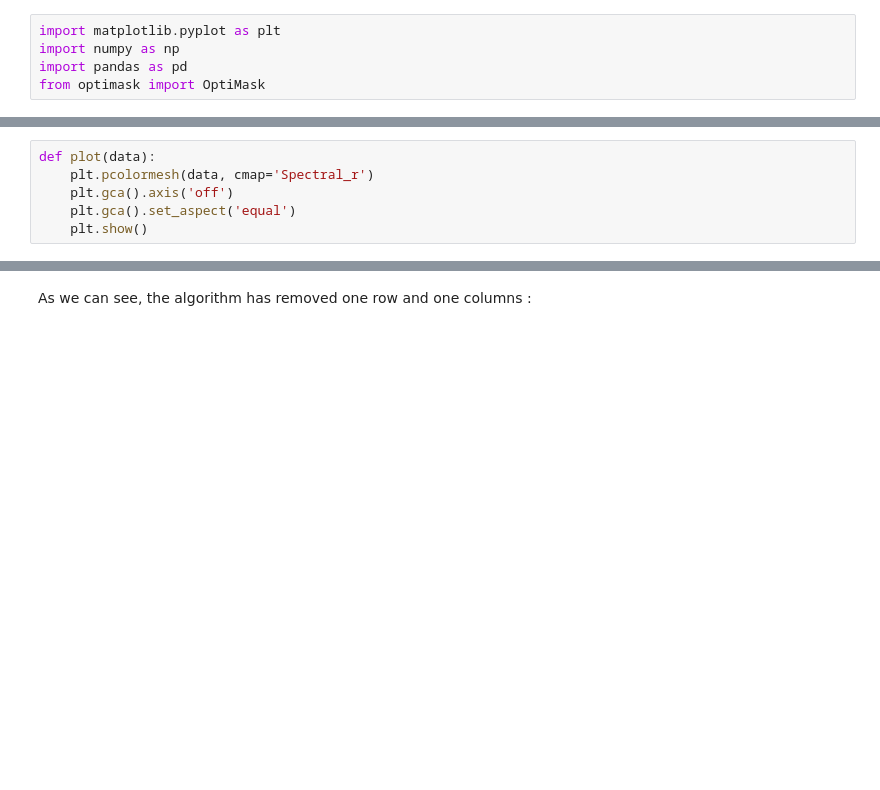
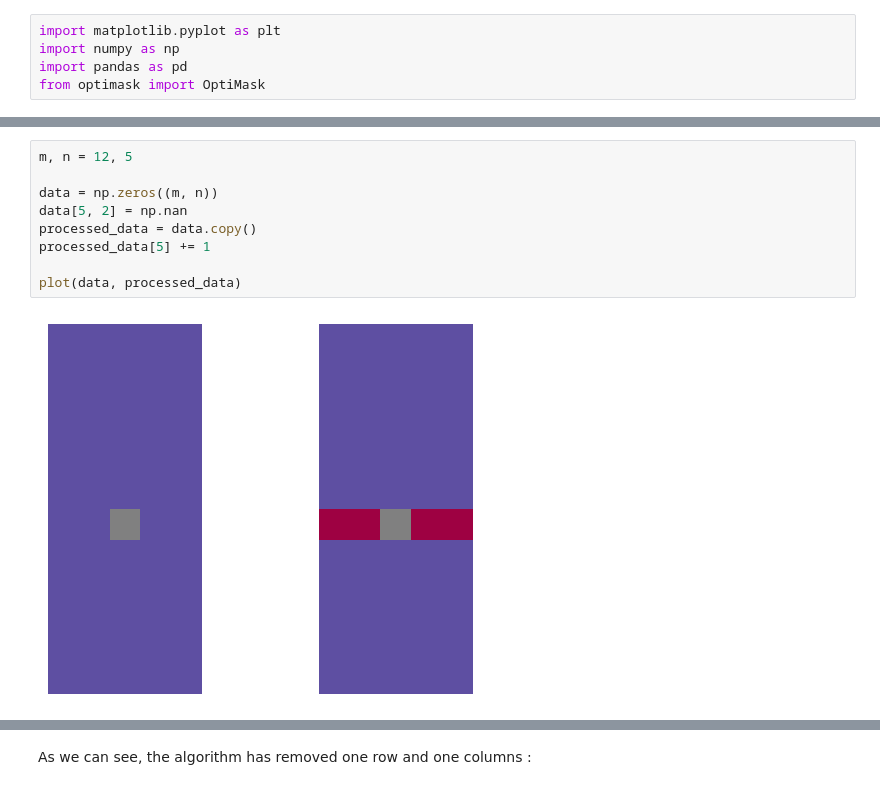
Before and after one commit to CyrilJl/OptiMask, a Jupyter notebook: notebooks/Optimask.ipynb, the cells around one changed output, grey strips where cells are left out. Drawn from its saved outputs; the diff is of its cells as text; blank space fills up the shorter version.

```diff
--- a/notebooks/Optimask.ipynb
+++ b/notebooks/Optimask.ipynb
@@ -19,6 +43,11 @@ from optimask import OptiMask
 # %%
-def plot(data):
-    plt.pcolormesh(data, cmap='Spectral_r')
-    plt.gca().axis('off')
-    plt.gca().set_aspect('equal')
-    plt.show()
+m, n = 12, 5
+
+data = np.zeros((m, n))
+data[5, 2] = np.nan
+processed_data = data.copy()
+processed_data[5] += 1
+
+plot(data, processed_data)
+# %% [output]
+[figure, added]
```
Also changed, not shown: parts of 23 cells of this notebook, 4 other files.
